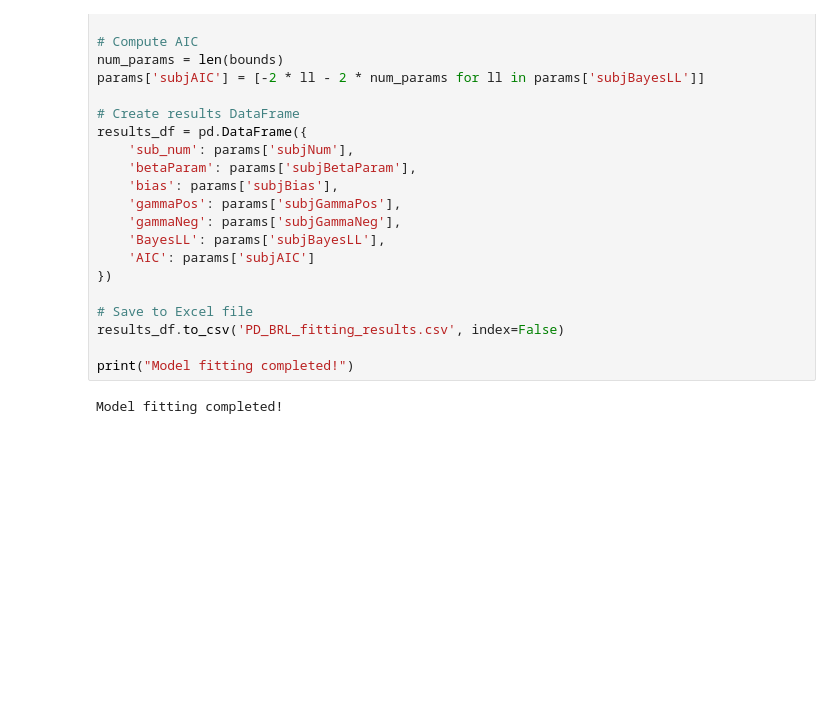
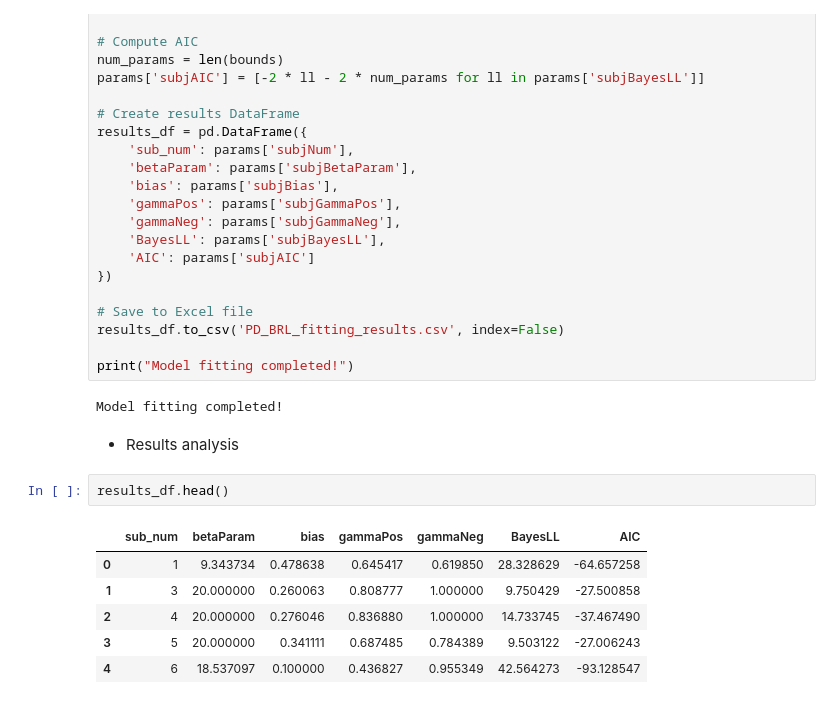
Before and after one commit to elxl/theory-of-mind-in-game, a Jupyter notebook: IPD_BRL.ipynb, the cells around one changed output. Cells and saved outputs as stored; diff of their text form; blank space fills up the shorter version.

```diff
--- a/IPD_BRL.ipynb
+++ b/IPD_BRL.ipynb
@@ -173,3 +178,14 @@ results_df.to_csv('PD_BRL_fitting_results.csv', index=False)
 print("Model fitting completed!")
 # %% [output]
 Model fitting completed!
+# %% [markdown]
+- Results analysis
+# %%
+results_df.head()
+# %% [output]
+|  | sub_num | betaParam | bias | gammaPos | gammaNeg | BayesLL | AIC |
+| 0 | 1 | 9.343734 | 0.478638 | 0.645417 | 0.619850 | 28.328629 | -64.657258 |
+| 1 | 3 | 20.000000 | 0.260063 | 0.808777 | 1.000000 | 9.750429 | -27.500858 |
+| 2 | 4 | 20.000000 | 0.276046 | 0.836880 | 1.000000 | 14.733745 | -37.467490 |
+| 3 | 5 | 20.000000 | 0.341111 | 0.687485 | 0.784389 | 9.503122 | -27.006243 |
+| 4 | 6 | 18.537097 | 0.100000 | 0.436827 | 0.955349 | 42.564273 | -93.128547 |
```
Also changed, not shown: parts of 4 cells of this notebook.
